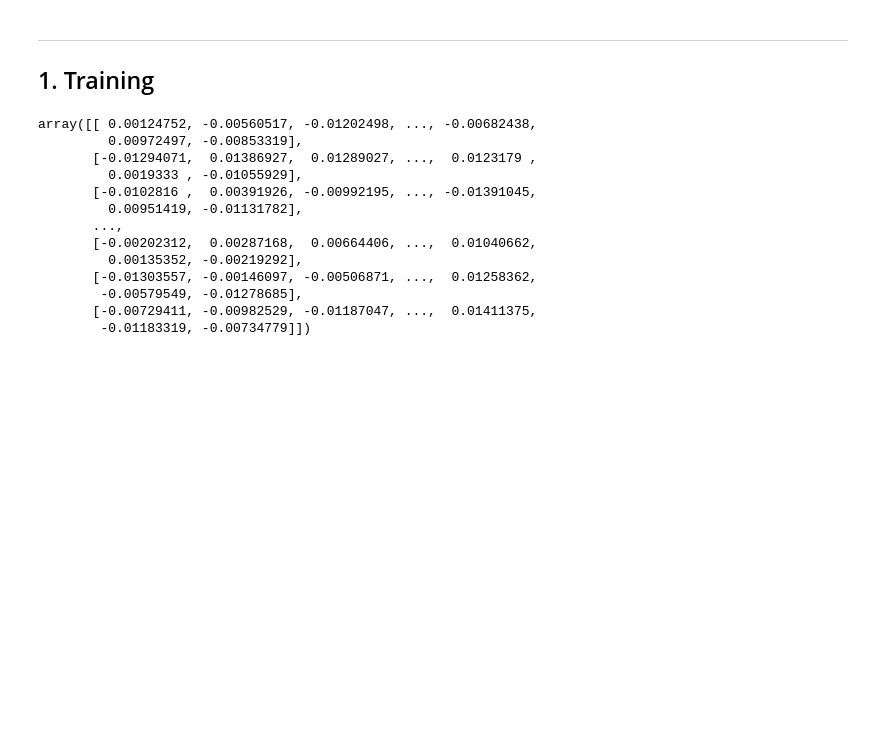
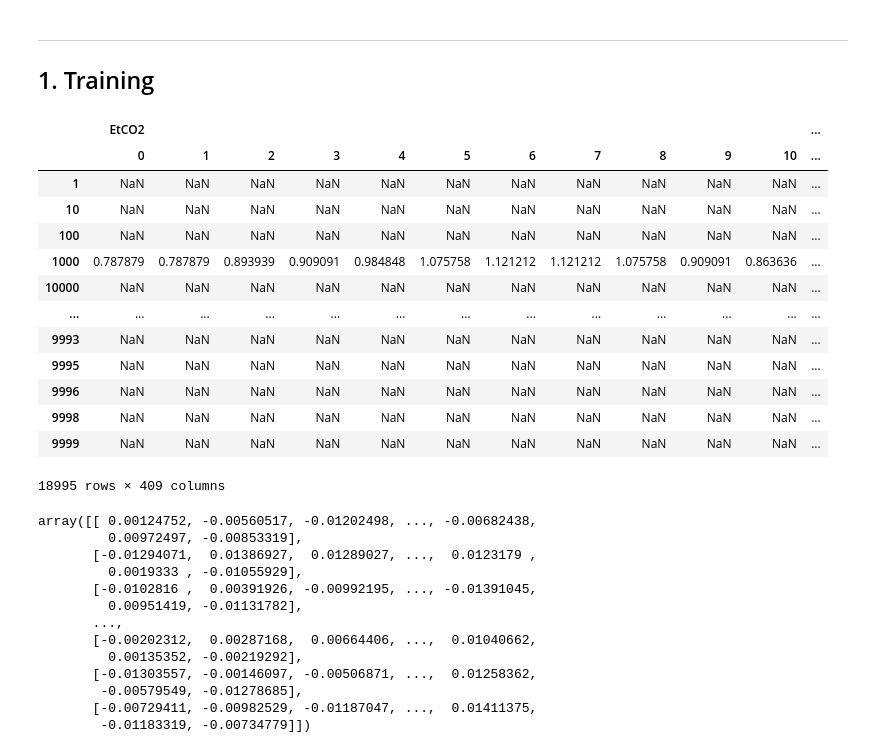
Before and after one commit to GentleMin/ML-Shoppingnow, a Jupyter notebook: Project2/JTM/Task2.ipynb, the cells around one changed output. Saved outputs shown, nothing was run; the diff lists cells and outputs as text; code cells hidden in the pictures; blank space fills up the shorter version.

```diff
--- a/Project2/JTM/Task2.ipynb
+++ b/Project2/JTM/Task2.ipynb
@@ -48,9 +63,26 @@ feat_train_fill0 = feat_train_filled.fillna(0.0, inplace=False)
 ---
 ## 1. Training
 # %%
-feat_train_filled = pd.read_csv("./intermediate.zip", header=None, names=feat_train_reformed.columns)
+feat_train_filled = pd.read_csv("./train_features_filled.zip", header=None, names=feat_train_reformed.columns)
 feat_train_filled = feat_train_filled.groupby(axis=1, level=0).apply(lambda df: df / np.nanmedian(df.to_numpy().flatten()))
 feat_train_fill0 = feat_train_filled.fillna(0.0, inplace=False)
+# %%
+feat_train_filled
+# %% [output]
+|  | EtCO2 |  |  |  |  |  |  |  |  |  |  | ... |
+|  | 0 | 1 | 2 | 3 | 4 | 5 | 6 | 7 | 8 | 9 | 10 | ... |
+| 1 | NaN | NaN | NaN | NaN | NaN | NaN | NaN | NaN | NaN | NaN | NaN | ... |
+| 10 | NaN | NaN | NaN | NaN | NaN | NaN | NaN | NaN | NaN | NaN | NaN | ... |
+| 100 | NaN | NaN | NaN | NaN | NaN | NaN | NaN | NaN | NaN | NaN | NaN | ... |
+| 1000 | 0.787879 | 0.787879 | 0.893939 | 0.909091 | 0.984848 | 1.075758 | 1.121212 | 1.121212 | 1.075758 | 0.909091 | 0.863636 | ... |
+| 10000 | NaN | NaN | NaN | NaN | NaN | NaN | NaN | NaN | NaN | NaN | NaN | ... |
+| ... | ... | ... | ... | ... | ... | ... | ... | ... | ... | ... | ... | ... |
+| 9993 | NaN | NaN | NaN | NaN | NaN | NaN | NaN | NaN | NaN | NaN | NaN | ... |
+| 9995 | NaN | NaN | NaN | NaN | NaN | NaN | NaN | NaN | NaN | NaN | NaN | ... |
+| 9996 | NaN | NaN | NaN | NaN | NaN | NaN | NaN | NaN | NaN | NaN | NaN | ... |
+| 9998 | NaN | NaN | NaN | NaN | NaN | NaN | NaN | NaN | NaN | NaN | NaN | ... |
+| 9999 | NaN | NaN | NaN | NaN | NaN | NaN | NaN | NaN | NaN | NaN | NaN | ... |
+18995 rows × 409 columns
 # %%
 feat_train_mat = np.concatenate((feat_train_fill0.to_numpy(), np.ones((feat_train_reformed.shape[0], 1))), axis=1)
 # %%
```
Also changed, not shown: parts of 8 cells of this notebook, 7 other files.
